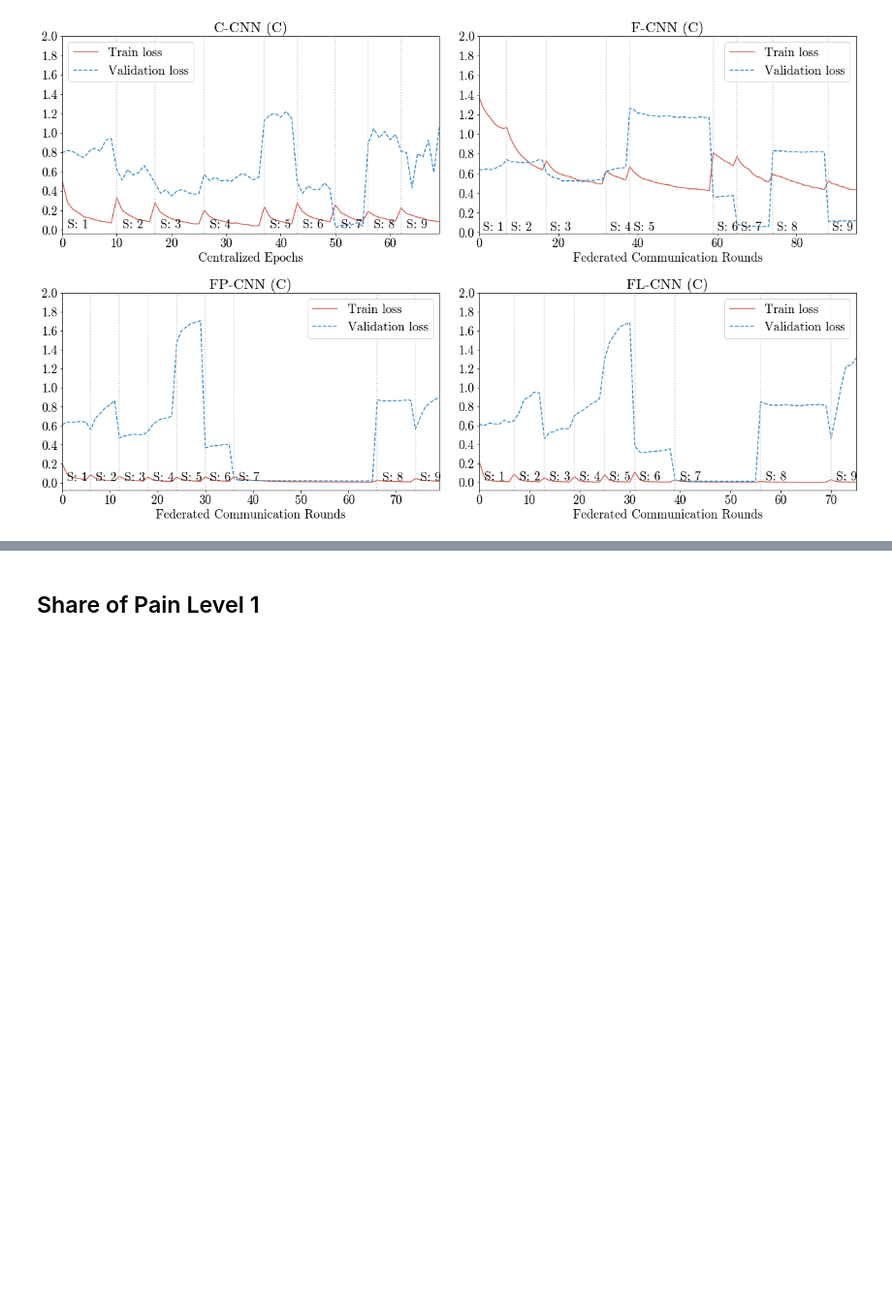
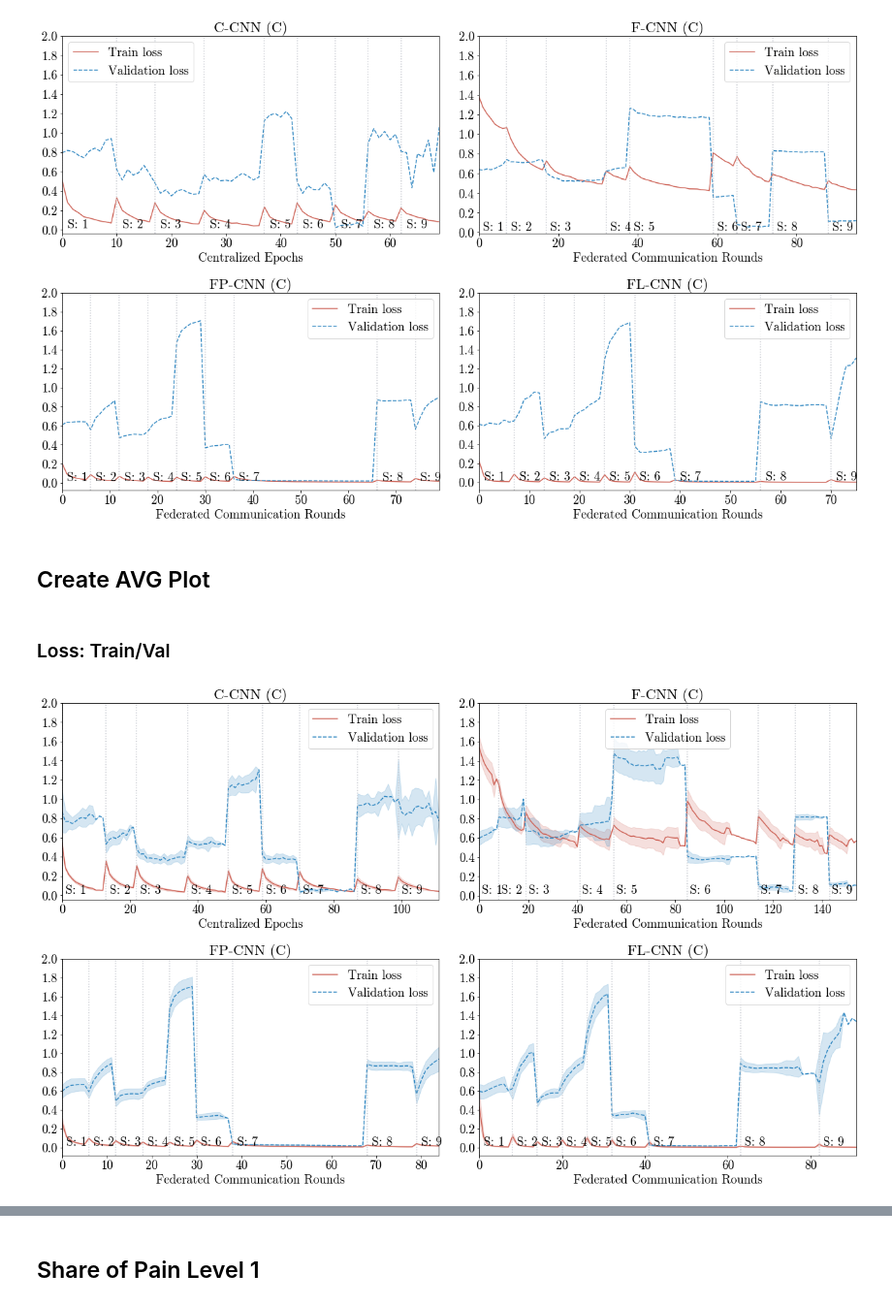
Before and after one commit to ntobis/federated-machine-learning, a Jupyter notebook: Notebooks/MSc Thesis Visualizations.ipynb, the cells around one changed output, grey strips where cells are left out. Shown at 97% size. Saved outputs shown, nothing was run; the diff lists cells and outputs as text; code cells hidden in the pictures; blank space fills up the shorter version.

```diff
--- a/Notebooks/MSc Thesis Visualizations.ipynb
+++ b/Notebooks/MSc Thesis Visualizations.ipynb
@@ -556,15 +638,22 @@ experiment = '{} - Seed {}'.format(seed, seed)
 ### Prepare variables
 # %%
 # Concatenate results if necessary
-experiment_folder = os.path.join(RESULTS, experiment)
-plotting_folder = os.path.join(experiment_folder, 'Plotting')
-rE.concat_validation_metrics(experiment_folder)
+for seed in range(123, 133):
+    experiment = '{} - Seed {}'.format(seed, seed)
+    experiment_folder = os.path.join(RESULTS, experiment)
+    plotting_folder = os.path.join(experiment_folder, 'Plotting')
+    rE.concat_validation_metrics(experiment_folder)
+    for file in os.listdir(plotting_folder):
+        old = os.path.join(plotting_folder, file)
+        date, _, file = file.split('_')
+        new = os.path.join(plotting_folder, file)
+        os.rename(old, new)
 # %%
 # Define top experiments
-top_exper = {'2019-08-29_PAIN_2-sessions-Centralized-pre-training.xlsx': 'C-CNN (C)',
-           '2019-08-29_PAIN_4-sessions-Federated-central-pre-training.xlsx': 'F-CNN (C)',
-           '2019-08-29_PAIN_7-sessions-Federated-central-pre-training-personalization.xlsx': 'FP-CNN (C)',
-           '2019-08-29_PAIN_10-sessions-Federated-central-pre-training-local-models.xlsx': 'FL-CNN (C)'}
+top_exper = {'2-sessions-Centralized-pre-training.xlsx': 'C-CNN (C)',
+           '4-sessions-Federated-central-pre-training.xlsx': 'F-CNN (C)',
+           '7-sessions-Federated-central-pre-training-personalization.xlsx': 'FP-CNN (C)',
+           '10-sessions-Federated-central-pre-training-local-models.xlsx': 'FL-CNN (C)'}
 # %%
 # Set PLT Parameters
 plt.rcParams.update({'font.size': 19,
@@ -578,4 +667,24 @@ order = [int(file_path.split('PAIN_')[1].split('-')[0]) for file_path in file_pa
 file_paths = [path for _, path in sorted(zip(order, file_paths))]
+# %%
+for key in top_exper.keys():
+    df = pd.DataFrame()
+    for seed in range(123, 133):
+        experiment = '{} - Seed {}'.format(seed, seed)
+        experiment_folder = os.path.join(RESULTS, experiment)
+        plotting_folder = os.path.join(experiment_folder, 'Plotting')
+        for file in os.listdir(plotting_folder):
+            if file == key:
+                df = pd.concat((df, pd.read_excel(os.path.join(plotting_folder, file))), sort=False)
+    df.groupby(['Session', 'Epoch']).mean().reset_index().to_excel(os.path.join(RESULTS, '999 - Sd Summary', 'MEAN_' + key))
+    df.groupby(['Session', 'Epoch']).std().reset_index().to_excel(os.path.join(RESULTS, '999 - Sd Summary', 'STD_' + key))
+# %%
+# Find and sort summary file paths
+mean_files = [os.path.join(RESULTS, '999 - Sd Summary', file) for file in os.listdir(os.path.join(RESULTS, '999 - Sd Summary')) if 'MEAN' in file]
+sd_files = [os.path.join(RESULTS, '999 - Sd Summary', file) for file in os.listdir(os.path.join(RESULTS, '999 - Sd Summary')) if 'STD' in file]
+order_mean = [int(file_path.split('MEAN_')[1].split('-')[0]) for file_path in mean_files]
+order_sd = [int(file_path.split('STD_')[1].split('-')[0]) for file_path in sd_files]
+mean_files = [path for _, path in sorted(zip(order_mean, mean_files))]
+sd_files = [path for _, path in sorted(zip(order_sd, sd_files))]
 # %% [markdown]
 ### Accuracy: Train / Val
 # %%
@@ -590,3 +699,12 @@ fig, ax = create_simple_grid(file_paths, np.arange(0,2.1,0.2), 'loss', top_exper
 fig.savefig(os.path.join(FIGURES, 'trainingloss_{}.pdf'.format(seed)), bbox_inches = 'tight')
 # %% [output]
 [figure]
+# %% [markdown]
+## Create AVG Plot
+# %% [markdown]
+### Loss: Train/Val
+# %%
+fig, ax = create_avg_grid(mean_files, sd_files, np.arange(0,2.1,0.2), 'loss', top_exper)
+fig.savefig(os.path.join(FIGURES, 'trainingloss_MEAN.pdf'.format(seed)), bbox_inches = 'tight')
+# %% [output]
+[figure, added]
```
Also changed, not shown: parts of 14 cells of this notebook, 16 other files.
